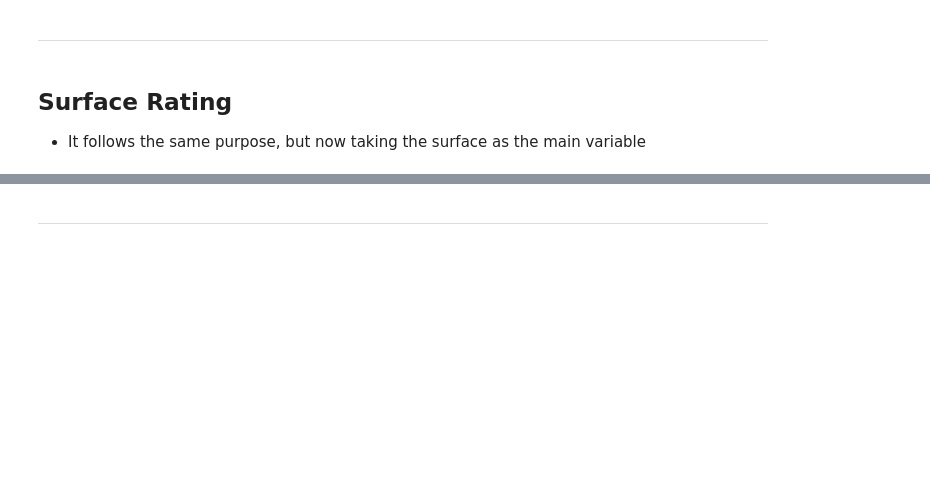
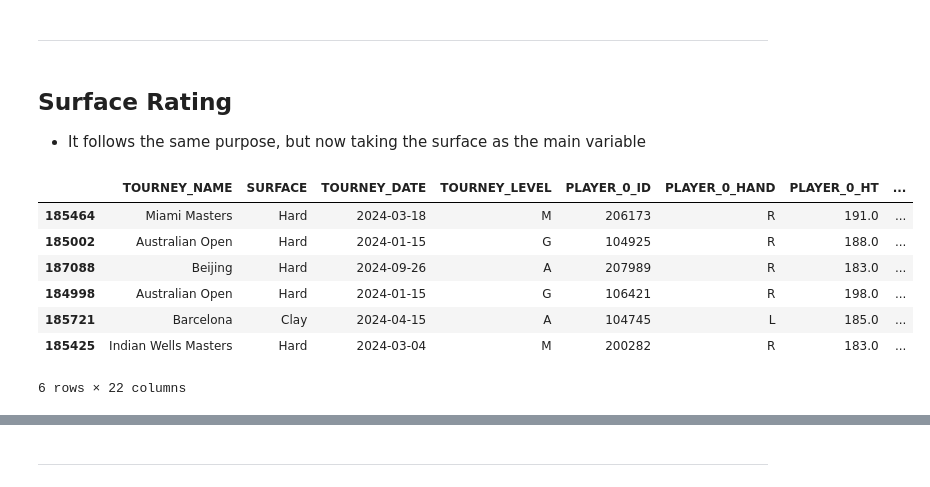
Before and after one commit to PauloRugani/atp-match-predictor, a Jupyter notebook: notebooks/3_feature_engineering.ipynb, the cells around one changed output, grey strips where cells are left out. Cells and saved outputs as stored; diff of their text form; code cells hidden in the pictures; blank space fills up the shorter version.

```diff
--- a/notebooks/3_feature_engineering.ipynb
+++ b/notebooks/3_feature_engineering.ipynb
@@ -230,0 +236,12 @@ with open(json_file_path, 'w') as json_file:
+# %%
+# Top 5 players in 2024
+df[df['TOURNEY_DATE'] > '2024-01-01'].sort_values(by='PLAYER_0_SURFACE_RATING', ascending=False).drop_duplicates(subset='PLAYER_0_ID').head(6)
+# %% [output]
+|  | TOURNEY_NAME | SURFACE | TOURNEY_DATE | TOURNEY_LEVEL | PLAYER_0_ID | PLAYER_0_HAND | PLAYER_0_HT | ... |
+| 185464 | Miami Masters | Hard | 2024-03-18 | M | 206173 | R | 191.0 | ... |
+| 185002 | Australian Open | Hard | 2024-01-15 | G | 104925 | R | 188.0 | ... |
+| 187088 | Beijing | Hard | 2024-09-26 | A | 207989 | R | 183.0 | ... |
+| 184998 | Australian Open | Hard | 2024-01-15 | G | 106421 | R | 198.0 | ... |
+| 185721 | Barcelona | Clay | 2024-04-15 | A | 104745 | L | 185.0 | ... |
+| 185425 | Indian Wells Masters | Hard | 2024-03-04 | M | 200282 | R | 183.0 | ... |
+6 rows × 22 columns
```
Also changed, not shown: parts of 20 cells of this notebook, 2 other files.
